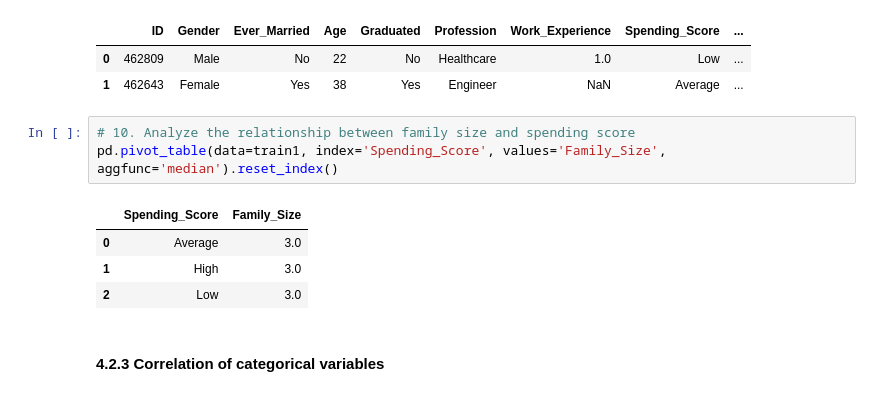
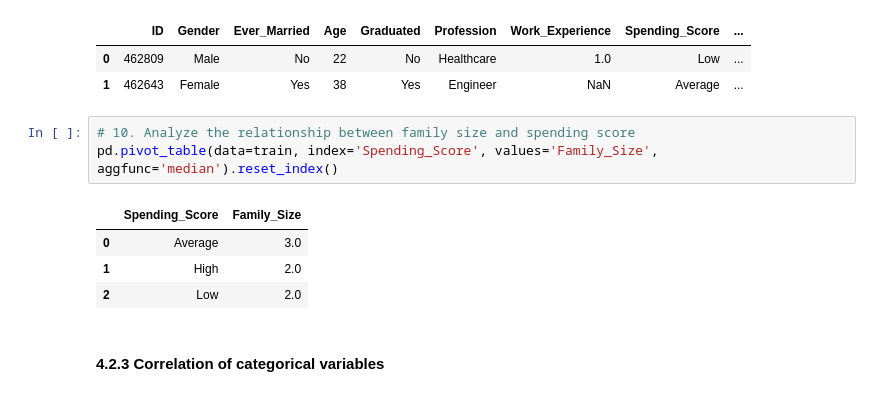
Before and after one commit to giannisbasa/Customer-Segmentation, a Jupyter notebook: 1. Coding/Customer_segmentation.ipynb, the cells around one changed output. Saved outputs shown, nothing was run; the diff lists cells and outputs as text.

```diff
--- a/1. Coding/Customer_segmentation.ipynb
+++ b/1. Coding/Customer_segmentation.ipynb
@@ -552,12 +560,12 @@ The median age of the customers who have status married but the family size is 1
 | 1 | 462643 | Female | Yes | 38 | Yes | Engineer | NaN | Average | ... |
 # %%
 # 10. Analyze the relationship between family size and spending score
-pd.pivot_table(data=train1, index='Spending_Score', values='Family_Size', aggfunc='median').reset_index()
+pd.pivot_table(data=train, index='Spending_Score', values='Family_Size', aggfunc='median').reset_index()
 # %% [output]
 |  | Spending_Score | Family_Size |
 | 0 | Average | 3.0 |
-| 1 | High | 3.0 |
-| 2 | Low | 3.0 |
+| 1 | High | 2.0 |
+| 2 | Low | 2.0 |
 # %% [markdown]
 #### 4.2.3 Correlation of categorical variables
 # %%
```
Also changed, not shown: parts of 6 cells of this notebook.
